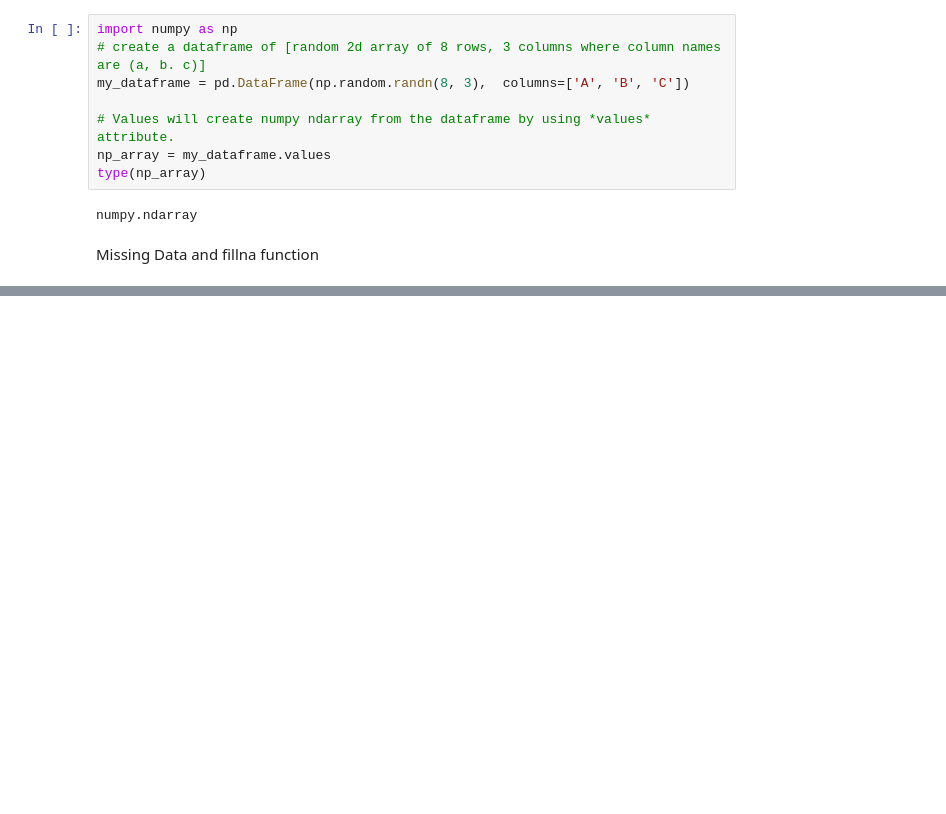
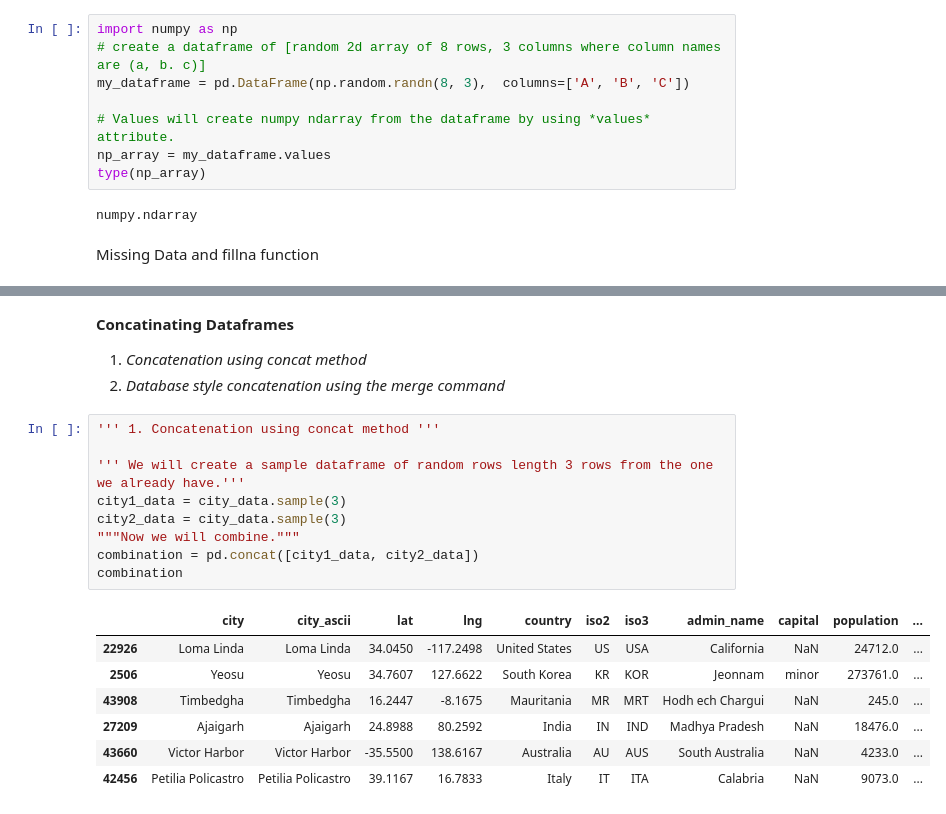
Before and after one commit to VasuRastogi/Machine-Learning-Course, a Jupyter notebook: Pandas_basics.ipynb, the cells around one changed output, grey strips where cells are left out. Saved outputs shown, nothing was run; the diff lists cells and outputs as text; blank space fills up the shorter version.

```diff
--- a/Pandas_basics.ipynb
+++ b/Pandas_basics.ipynb
@@ -221,0 +290,21 @@ my_dataframe
+# %% [markdown]
+**Concatinating Dataframes**
+1. *Concatenation using concat method*
+2. *Database style concatenation using the merge command*
+# %%
+''' 1. Concatenation using concat method '''
+
+''' We will create a sample dataframe of random rows length 3 rows from the one we already have.'''
+city1_data = city_data.sample(3)
+city2_data = city_data.sample(3)
+"""Now we will combine."""
+combination = pd.concat([city1_data, city2_data])
+combination
+# %% [output]
+|  | city | city_ascii | lat | lng | country | iso2 | iso3 | admin_name | capital | population | ... |
+| 22926 | Loma Linda | Loma Linda | 34.0450 | -117.2498 | United States | US | USA | California | NaN | 24712.0 | ... |
+| 2506 | Yeosu | Yeosu | 34.7607 | 127.6622 | South Korea | KR | KOR | Jeonnam | minor | 273761.0 | ... |
+| 43908 | Timbedgha | Timbedgha | 16.2447 | -8.1675 | Mauritania | MR | MRT | Hodh ech Chargui | NaN | 245.0 | ... |
+| 27209 | Ajaigarh | Ajaigarh | 24.8988 | 80.2592 | India | IN | IND | Madhya Pradesh | NaN | 18476.0 | ... |
+| 43660 | Victor Harbor | Victor Harbor | -35.5500 | 138.6167 | Australia | AU | AUS | South Australia | NaN | 4233.0 | ... |
+| 42456 | Petilia Policastro | Petilia Policastro | 39.1167 | 16.7833 | Italy | IT | ITA | Calabria | NaN | 9073.0 | ... |
```
Also changed, not shown: parts of 16 cells of this notebook.
